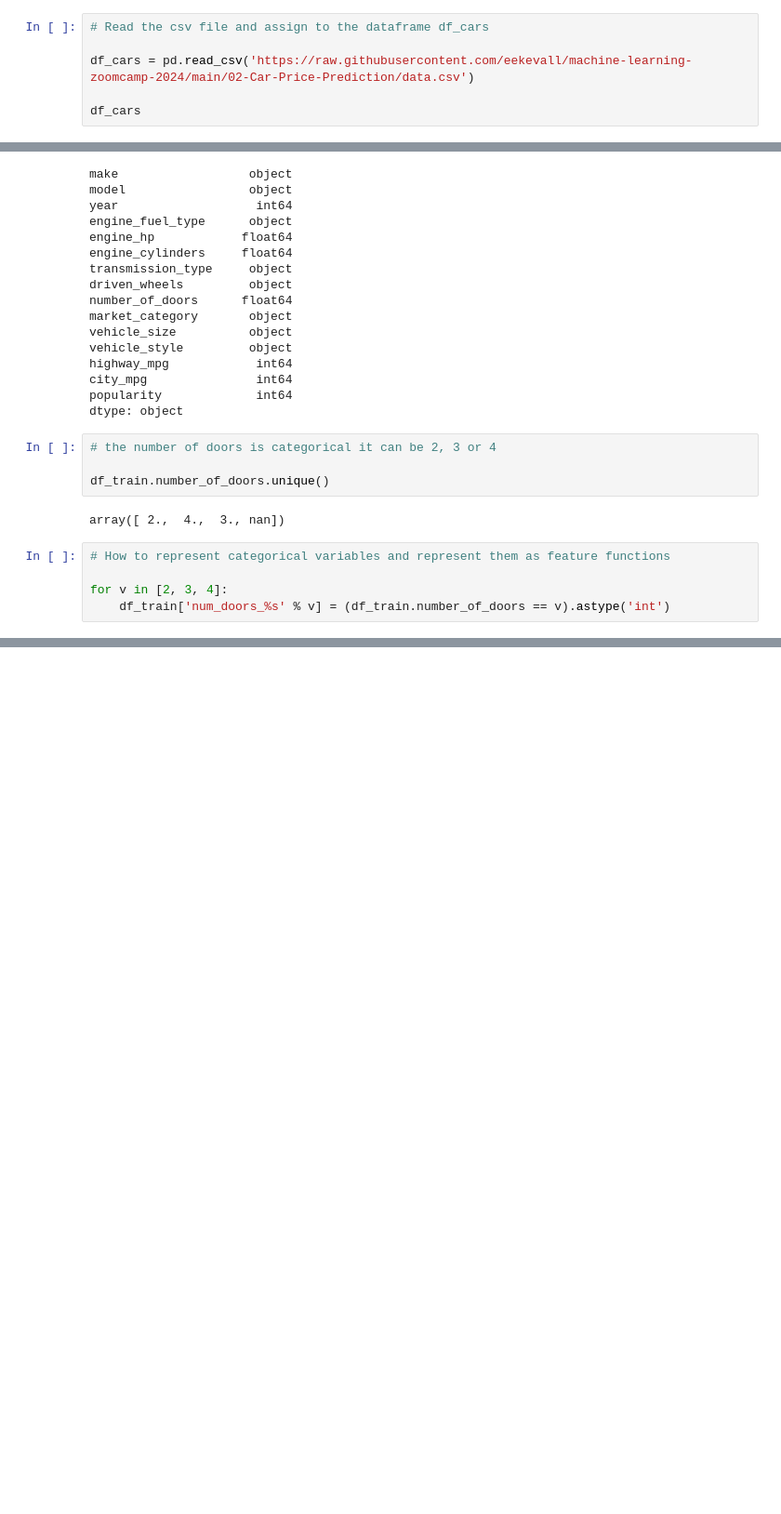
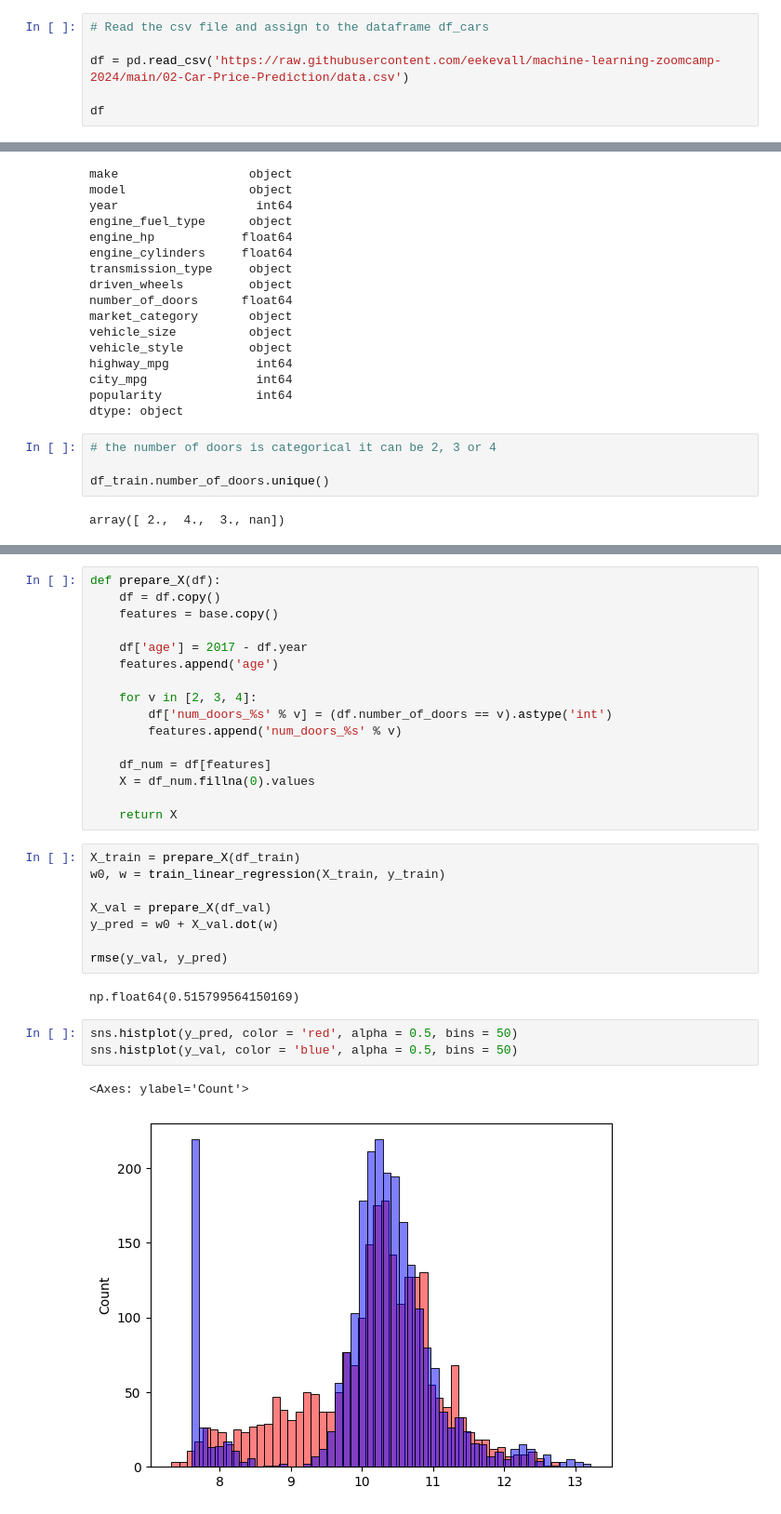
Before and after one commit to eekevall/machine-learning-zoomcamp-2024, a Jupyter notebook: 02-Car-Price-Prediction/ML-Car-Price-Prediction.ipynb, the cells around one changed output, grey strips where cells are left out. Shown at 93% size. Drawn from its saved outputs; the diff is of its cells as text; blank space fills up the shorter version.

Commit message:
updated ML Car Prediction Notebook

```diff
--- a/02-Car-Price-Prediction/ML-Car-Price-Prediction.ipynb
+++ b/02-Car-Price-Prediction/ML-Car-Price-Prediction.ipynb
@@ -48,9 +27,9 @@ df
 # %%
 # Read the csv file and assign to the dataframe df_cars
 
-df_cars = pd.read_csv('https://raw.githubusercontent.com/eekevall/machine-learning-zoomcamp-2024/main/02-Car-Price-Prediction/data.csv')
+df = pd.read_csv('https://raw.githubusercontent.com/eekevall/machine-learning-zoomcamp-2024/main/02-Car-Price-Prediction/data.csv')
 
-df_cars
+df
 # %% [output]
 |  | Make | Model | Year | Engine Fuel Type | Engine HP | Engine Cylinders | Transmission Type | ... |
 | 0 | BMW | 1 Series M | 2011 | premium unleaded (required) | 335.0 | 6.0 | MANUAL | ... |
@@ -856,8 +835,3 @@ dtype: object
 df_train.number_of_doors.unique()
 # %% [output]
 array([ 2.,  4.,  3., nan])
-# %%
-# How to represent categorical variables and represent them as feature functions
-
-for v in [2, 3, 4]:
-    df_train['num_doors_%s' % v] = (df_train.number_of_doors == v).astype('int')
@@ -865,0 +843,32 @@ df_train
+# %%
+def prepare_X(df):
+    df = df.copy()
+    features = base.copy()
+
+    df['age'] = 2017 - df.year
+    features.append('age')
+
+    for v in [2, 3, 4]:
+        df['num_doors_%s' % v] = (df.number_of_doors == v).astype('int')
+        features.append('num_doors_%s' % v)
+
+    df_num = df[features]
+    X = df_num.fillna(0).values
+
+    return X
+# %%
+X_train = prepare_X(df_train)
+w0, w = train_linear_regression(X_train, y_train)
+
+X_val = prepare_X(df_val)
+y_pred = w0 + X_val.dot(w)
+
+rmse(y_val, y_pred)
+# %% [output]
+np.float64(0.515799564150169)
+# %%
+sns.histplot(y_pred, color = 'red', alpha = 0.5, bins = 50)
+sns.histplot(y_val, color = 'blue', alpha = 0.5, bins = 50)
+# %% [output]
+<Axes: ylabel='Count'>
+[figure, added]
```
Also changed, not shown: parts of 55 cells of this notebook.
